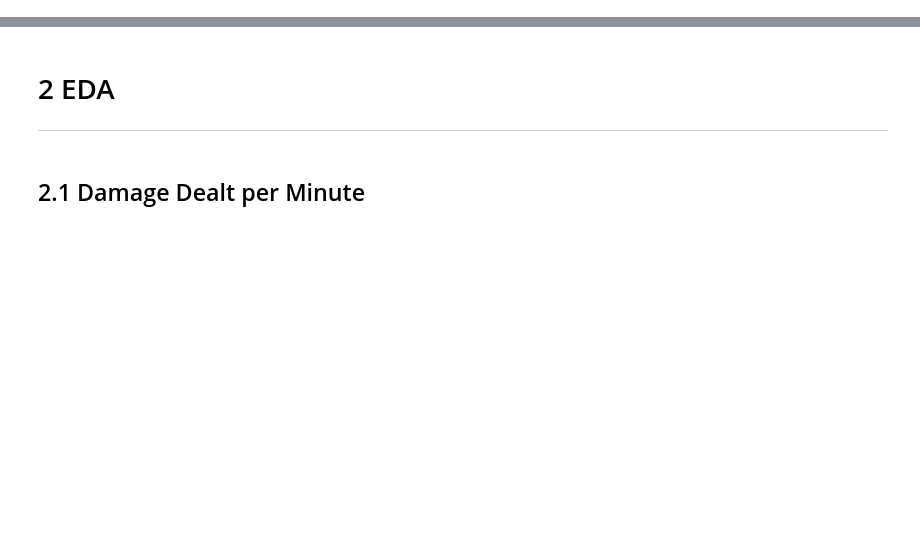
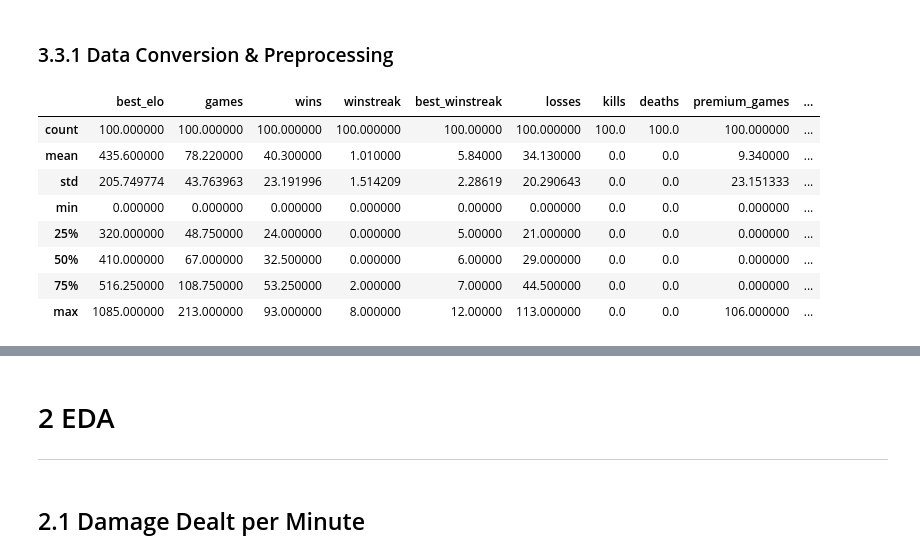
Before and after one commit to philipsinnott/Stratus, a Jupyter notebook: Stratus EDA.ipynb, the cells around one changed output, grey strips where cells are left out. Drawn from its saved outputs; the diff is of its cells as text; code cells hidden in the pictures; blank space fills up the shorter version.

```diff
--- a/Stratus EDA.ipynb
+++ b/Stratus EDA.ipynb
@@ -141,0 +164,32 @@ df
+# %%
+#players_data = []
+base_url = "https://stratus.network/" # base url
+
+def extract_player_data(season, df):
+    players = df["Player"].to_list() # get all player names from lb list
+    threads = []
+    players_data = []
+    for player in players:
+        thread = threading.Thread(target=process_player, args=(player, season, players_data))
+        thread.start()
+        threads.append(thread)
+    for thread in threads:
+        thread.join()
+
+    #players_data = list(itertools.chain.from_iterable(players_data))
+    return players_data
+
+def process_player(player, season, players_data):
+    url = f"{base_url}{player}" # craft url for player
+    data = requests.get(url).text # get html in raw text format
+    data = BeautifulSoup(data, "html.parser") # create soup object
+    data = data.find('script', text=lambda t: t.startswith('window.initialReactProps=')) # find where stats start and start there
+    data = json.loads(data.text.split("=")[1][:-1]) # remove script tags
+    data = json.loads(data) # convert string to dictionary
+    data = data["props"]["ranked"] # specify what json object we're looking for
+    data = [{'Name': player, **d} for d in data] # use dict comprehension to add name key-value pair
+    player_data = list(filter(lambda x: x["season"] == (f"{season}"), data)) # search for specific season and show stats from that
+    #print(player_data)
+    players_data.append(player_data)
+
+df_profile = extract_player_data(15, df_lb)
@@ -141,0 +216,22 @@ df
+# %% [markdown]
+### 3.3.1 Data Conversion & Preprocessing
+# %%
+# Flatten list of lists and convert to df
+def process_player_data(data):
+    flat_data = list(chain.from_iterable(data)) # flatten list of lists
+    df_player_profile = pd.DataFrame.from_records(flat_data) # convert to df
+    df_player_profile.rename(columns={"Name":"Player"}, inplace=True) # rename col to suit lb dataset
+    return df_player_profile
+
+df_profile = process_player_data(df_profile)
+df_profile.describe() # show metrics
+# %% [output]
+|  | best_elo | games | wins | winstreak | best_winstreak | losses | kills | deaths | premium_games | ... |
+| count | 100.000000 | 100.000000 | 100.000000 | 100.000000 | 100.00000 | 100.000000 | 100.0 | 100.0 | 100.000000 | ... |
+| mean | 435.600000 | 78.220000 | 40.300000 | 1.010000 | 5.84000 | 34.130000 | 0.0 | 0.0 | 9.340000 | ... |
+| std | 205.749774 | 43.763963 | 23.191996 | 1.514209 | 2.28619 | 20.290643 | 0.0 | 0.0 | 23.151333 | ... |
+| min | 0.000000 | 0.000000 | 0.000000 | 0.000000 | 0.00000 | 0.000000 | 0.0 | 0.0 | 0.000000 | ... |
+| 25% | 320.000000 | 48.750000 | 24.000000 | 0.000000 | 5.00000 | 21.000000 | 0.0 | 0.0 | 0.000000 | ... |
+| 50% | 410.000000 | 67.000000 | 32.500000 | 0.000000 | 6.00000 | 29.000000 | 0.0 | 0.0 | 0.000000 | ... |
+| 75% | 516.250000 | 108.750000 | 53.250000 | 2.000000 | 7.00000 | 44.500000 | 0.0 | 0.0 | 0.000000 | ... |
+| max | 1085.000000 | 213.000000 | 93.000000 | 8.000000 | 12.00000 | 113.000000 | 0.0 | 0.0 | 106.000000 | ... |
```
Also changed, not shown: parts of 53 cells of this notebook.
